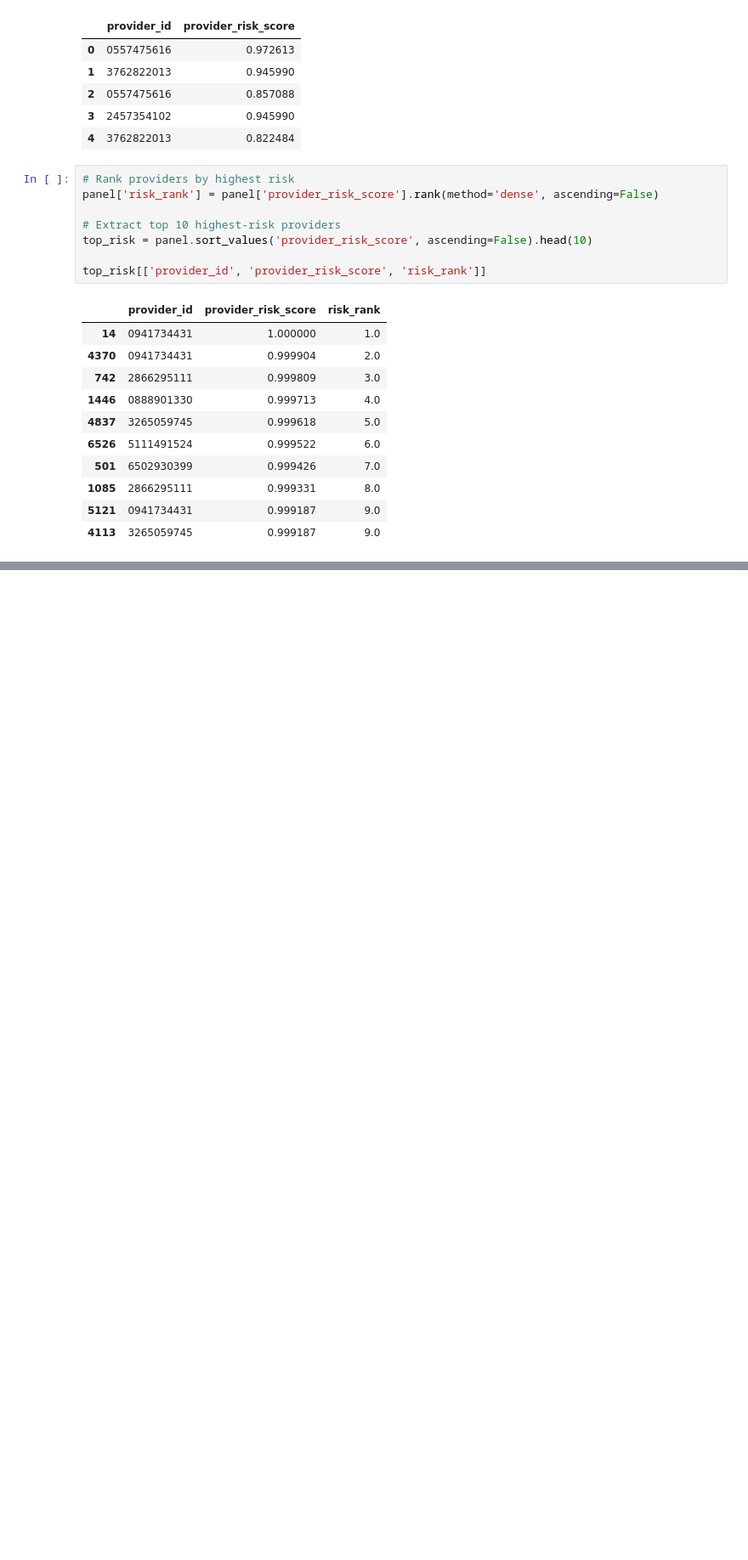
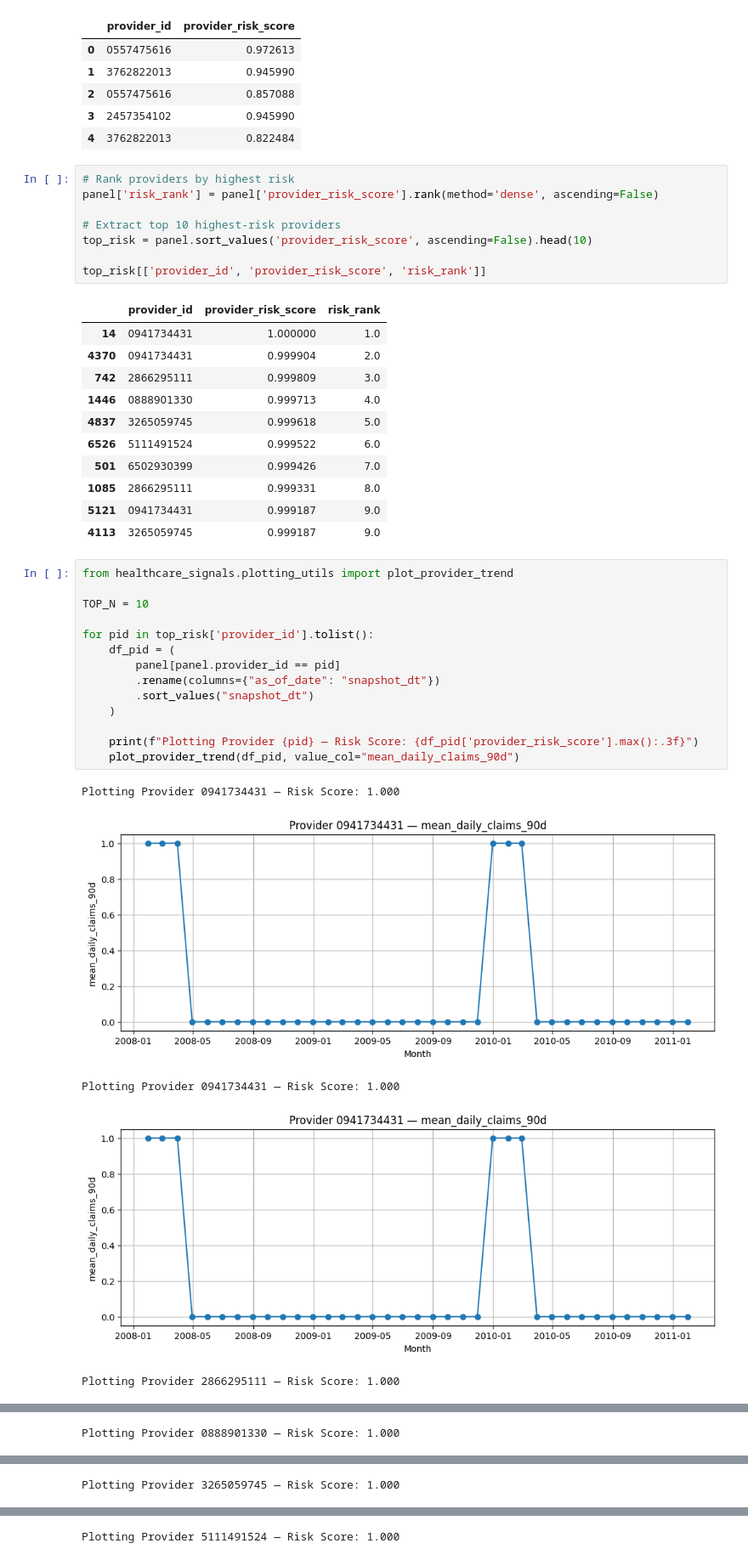
Before and after one commit to BTExpress1/healthcare-signals-phase3, a Jupyter notebook: notebooks/04_provider_risk_scoring.ipynb, the cells around one changed output, grey strips where cells are left out. Shown at 85% size. Drawn from its saved outputs; the diff is of its cells as text; blank space fills up the shorter version.

```diff
--- a/notebooks/04_provider_risk_scoring.ipynb
+++ b/notebooks/04_provider_risk_scoring.ipynb
@@ -48,3 +48,23 @@ top_risk[['provider_id', 'provider_risk_score', 'risk_rank']]
 | 1085 | 2866295111 | 0.999331 | 8.0 |
 | 5121 | 0941734431 | 0.999187 | 9.0 |
 | 4113 | 3265059745 | 0.999187 | 9.0 |
+# %%
+from healthcare_signals.plotting_utils import plot_provider_trend
+
+TOP_N = 10
+
+for pid in top_risk['provider_id'].tolist():
+    df_pid = (
+        panel[panel.provider_id == pid]
+        .rename(columns={"as_of_date": "snapshot_dt"})
+        .sort_values("snapshot_dt")
+    )
+
+    print(f"Plotting Provider {pid} — Risk Score: {df_pid['provider_risk_score'].max():.3f}")
+    plot_provider_trend(df_pid, value_col="mean_daily_claims_90d")
+# %% [output]
+Plotting Provider 0941734431 — Risk Score: 1.000
+[figure, added]
+Plotting Provider 0941734431 — Risk Score: 1.000
+[figure, added]
+Plotting Provider 2866295111 — Risk Score: 1.000
@@ -50,0 +72 @@ top_risk[['provider_id', 'provider_risk_score', 'risk_rank']]
+Plotting Provider 0888901330 — Risk Score: 1.000
@@ -50,0 +74 @@ top_risk[['provider_id', 'provider_risk_score', 'risk_rank']]
+Plotting Provider 3265059745 — Risk Score: 1.000
@@ -50,0 +76 @@ top_risk[['provider_id', 'provider_risk_score', 'risk_rank']]
+Plotting Provider 5111491524 — Risk Score: 1.000
```
Also changed, not shown: parts of 2 cells of this notebook, 4 other files.
